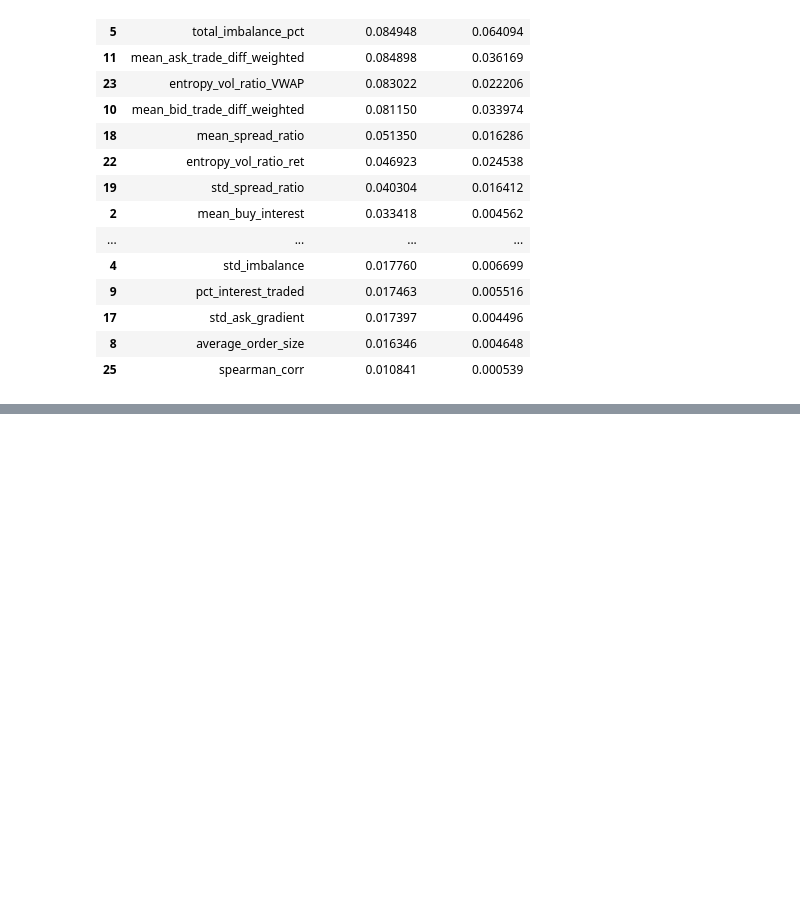
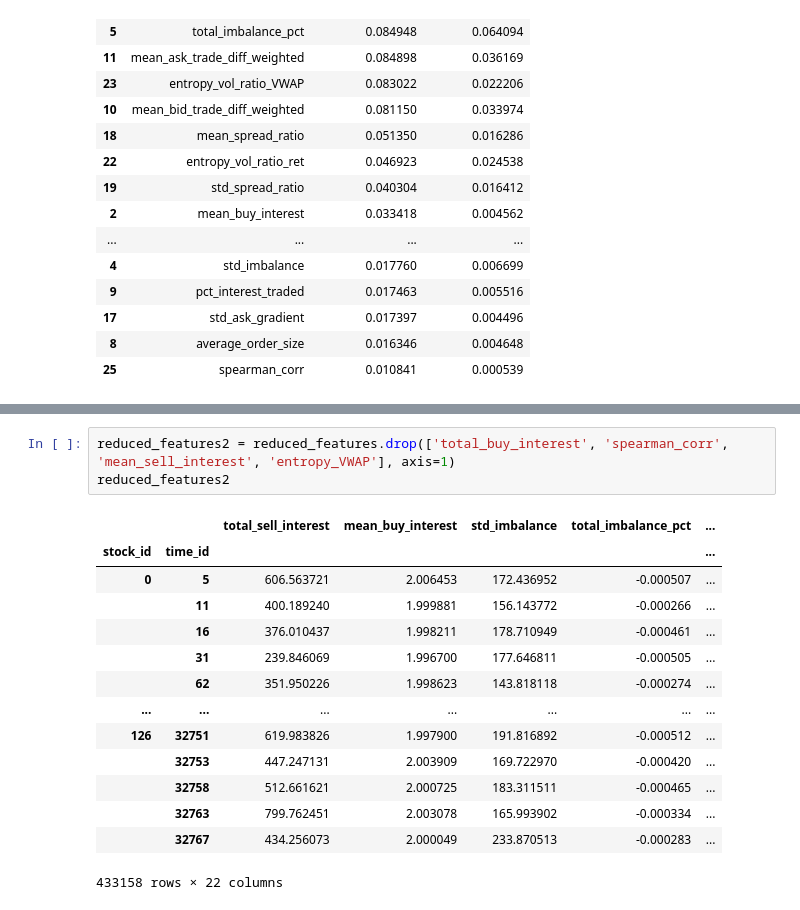
Before and after one commit to cameronjm123/home_research, a Jupyter notebook: research_projects/volatility_prediction_optiver.ipynb, the cells around one changed output, grey strips where cells are left out. Drawn from its saved outputs; the diff is of its cells as text; blank space fills up the shorter version.

```diff
--- a/research_projects/volatility_prediction_optiver.ipynb
+++ b/research_projects/volatility_prediction_optiver.ipynb
@@ -469,0 +476,18 @@ obtained PFI feature importances
+# %%
+reduced_features2 = reduced_features.drop(['total_buy_interest', 'spearman_corr', 'mean_sell_interest', 'entropy_VWAP'], axis=1)
+reduced_features2
+# %% [output]
+|  |  | total_sell_interest | mean_buy_interest | std_imbalance | total_imbalance_pct | ... |
+| stock_id | time_id |  |  |  |  | ... |
+| 0 | 5 | 606.563721 | 2.006453 | 172.436952 | -0.000507 | ... |
+|  | 11 | 400.189240 | 1.999881 | 156.143772 | -0.000266 | ... |
+|  | 16 | 376.010437 | 1.998211 | 178.710949 | -0.000461 | ... |
+|  | 31 | 239.846069 | 1.996700 | 177.646811 | -0.000505 | ... |
+|  | 62 | 351.950226 | 1.998623 | 143.818118 | -0.000274 | ... |
+| ... | ... | ... | ... | ... | ... | ... |
+| 126 | 32751 | 619.983826 | 1.997900 | 191.816892 | -0.000512 | ... |
+|  | 32753 | 447.247131 | 2.003909 | 169.722970 | -0.000420 | ... |
+|  | 32758 | 512.661621 | 2.000725 | 183.311511 | -0.000465 | ... |
+|  | 32763 | 799.762451 | 2.003078 | 165.993902 | -0.000334 | ... |
+|  | 32767 | 434.256073 | 2.000049 | 233.870513 | -0.000283 | ... |
+433158 rows × 22 columns
```
Also changed, not shown: parts of 6 cells of this notebook.
